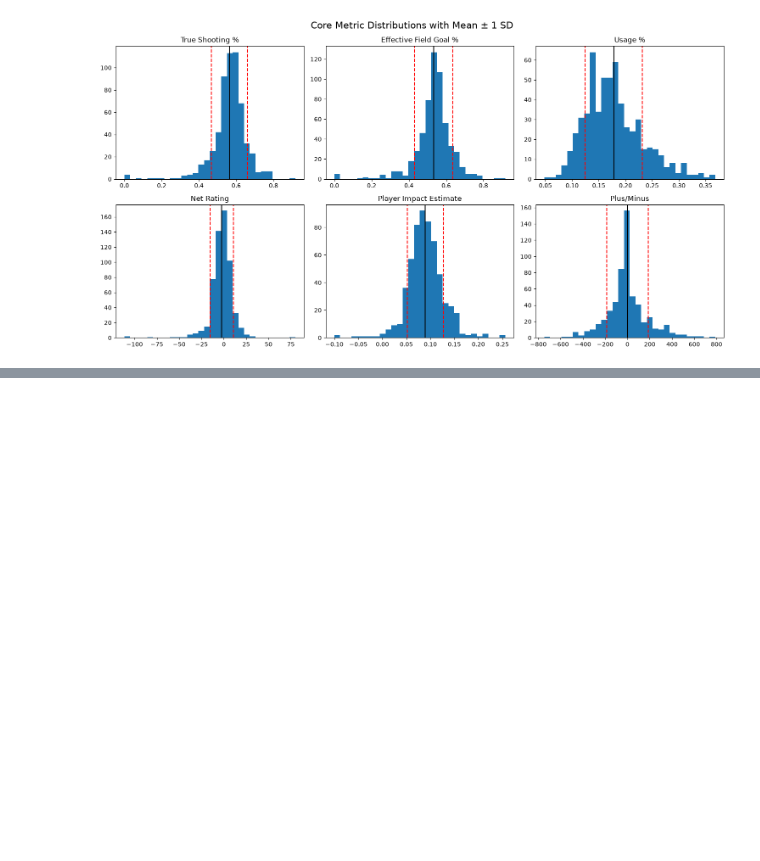
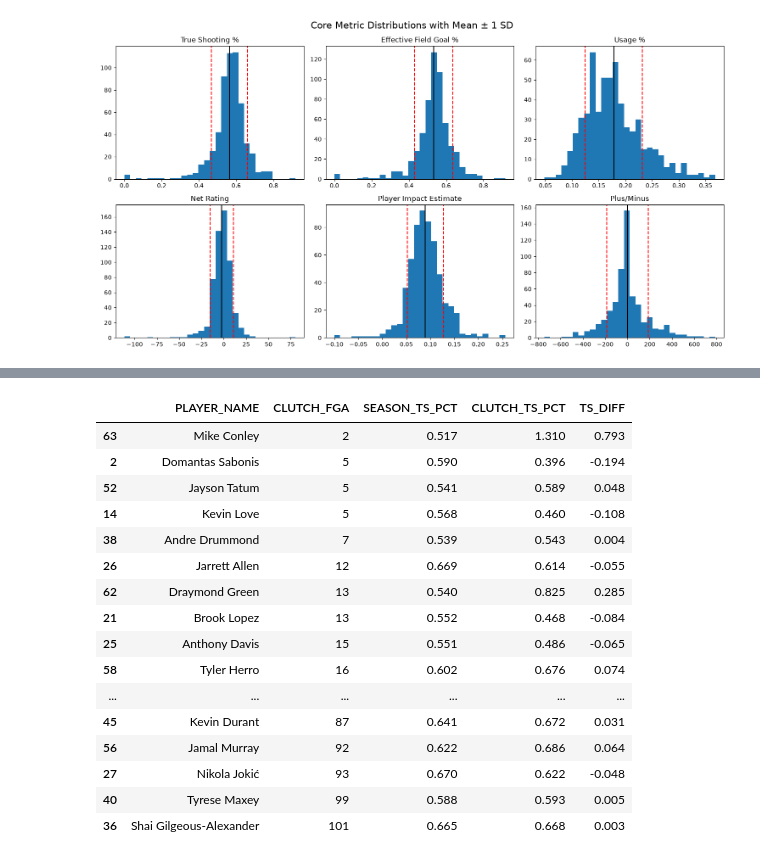
Before and after one commit to DanielBubalo/nba-clutch-reputation-data, a Jupyter notebook: Deliverables/nba_profiling_data.ipynb, the cells around one changed output, grey strips where cells are left out. Cells and saved outputs as stored; diff of their text form; code cells hidden in the pictures; blank space fills up the shorter version.

Commit message:
Added star player data + their clutch stats and how they rank against each other

```diff
--- a/Deliverables/nba_profiling_data.ipynb
+++ b/Deliverables/nba_profiling_data.ipynb
@@ -297,0 +454,12 @@ plt.show()
+# %%
+clutch_df = leaguedashplayerclutch.LeagueDashPlayerClutch(
+    season="2025-26",
+    season_type_all_star="Regular Season",
+    per_mode_detailed="PerGame",
+    clutch_time="Last 5 Minutes",
+    point_diff="5",
+    ahead_behind="Ahead or Behind",
+    measure_type_detailed_defense="Advanced"
+).get_data_frames()[0]
+
+clutch_df.shape
@@ -297,0 +474,13 @@ plt.show()
+# %%
+season_ts = leaguestats_df.set_index('PLAYER_ID')[['TS_PCT']].rename(columns={'TS_PCT': 'SEASON_TS_PCT'})
+clutch_ts = clutch_df.set_index('PLAYER_ID')[['TS_PCT']].rename(columns={'TS_PCT': 'CLUTCH_TS_PCT'})
+
+comparison_df = (
+    star_players_df.set_index('PLAYER_ID')
+    .join(clutch_ts, how='inner')
+    .join(season_ts, how='inner')
+)
+comparison_df['TS_DIFF'] = comparison_df['CLUTCH_TS_PCT'] - comparison_df['SEASON_TS_PCT']
+comparison_df = comparison_df.reset_index().sort_values('TS_DIFF')
+
+comparison_df[['PLAYER_NAME', 'SEASON_TS_PCT', 'CLUTCH_TS_PCT', 'TS_DIFF']]
@@ -297,0 +511,34 @@ plt.show()
+# %%
+if 'CLUTCH_FGA' not in comparison_df.columns:
+    clutch_base_df = leaguedashplayerclutch.LeagueDashPlayerClutch(
+        season="2025-26",
+        season_type_all_star="Regular Season",
+        per_mode_detailed="Totals",
+        clutch_time="Last 5 Minutes",
+        point_diff="5",
+        ahead_behind="Ahead or Behind",
+        measure_type_detailed_defense="Base"
+    ).get_data_frames()[0]
+
+    clutch_attempts = clutch_base_df.set_index('PLAYER_ID')[['FGA']].rename(columns={'FGA': 'CLUTCH_FGA'})
+    comparison_df = comparison_df.set_index('PLAYER_ID').join(clutch_attempts, how='inner').reset_index()
+
+comparison_df[['PLAYER_NAME', 'CLUTCH_FGA', 'SEASON_TS_PCT', 'CLUTCH_TS_PCT', 'TS_DIFF']].sort_values('CLUTCH_FGA')
+# %% [output]
+|  | PLAYER_NAME | CLUTCH_FGA | SEASON_TS_PCT | CLUTCH_TS_PCT | TS_DIFF |
+| 63 | Mike Conley | 2 | 0.517 | 1.310 | 0.793 |
+| 2 | Domantas Sabonis | 5 | 0.590 | 0.396 | -0.194 |
+| 52 | Jayson Tatum | 5 | 0.541 | 0.589 | 0.048 |
+| 14 | Kevin Love | 5 | 0.568 | 0.460 | -0.108 |
+| 38 | Andre Drummond | 7 | 0.539 | 0.543 | 0.004 |
+| 26 | Jarrett Allen | 12 | 0.669 | 0.614 | -0.055 |
+| 62 | Draymond Green | 13 | 0.540 | 0.825 | 0.285 |
+| 21 | Brook Lopez | 13 | 0.552 | 0.468 | -0.084 |
+| 25 | Anthony Davis | 15 | 0.551 | 0.486 | -0.065 |
+| 58 | Tyler Herro | 16 | 0.602 | 0.676 | 0.074 |
+| ... | ... | ... | ... | ... | ... |
+| 45 | Kevin Durant | 87 | 0.641 | 0.672 | 0.031 |
+| 56 | Jamal Murray | 92 | 0.622 | 0.686 | 0.064 |
+| 27 | Nikola Jokić | 93 | 0.670 | 0.622 | -0.048 |
+| 40 | Tyrese Maxey | 99 | 0.588 | 0.593 | 0.005 |
+| 36 | Shai Gilgeous-Alexander | 101 | 0.665 | 0.668 | 0.003 |
```
Also changed, not shown: parts of 30 cells of this notebook.
